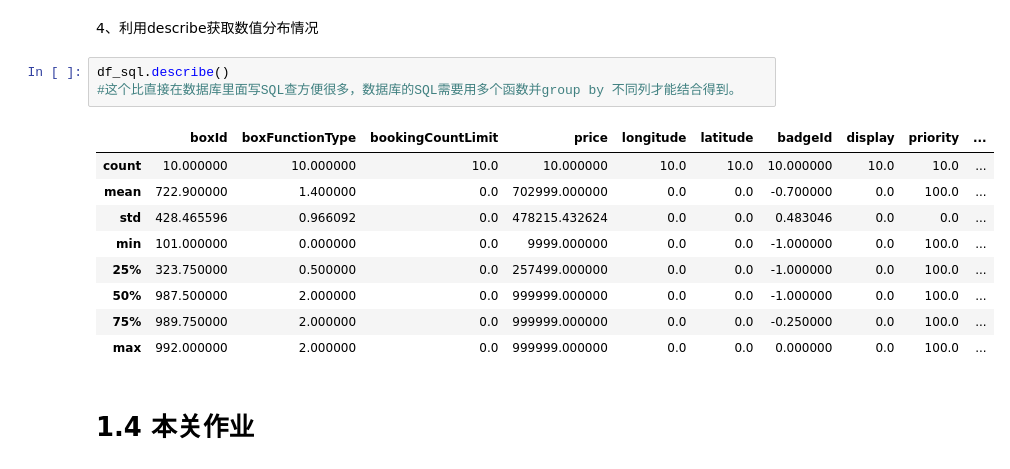
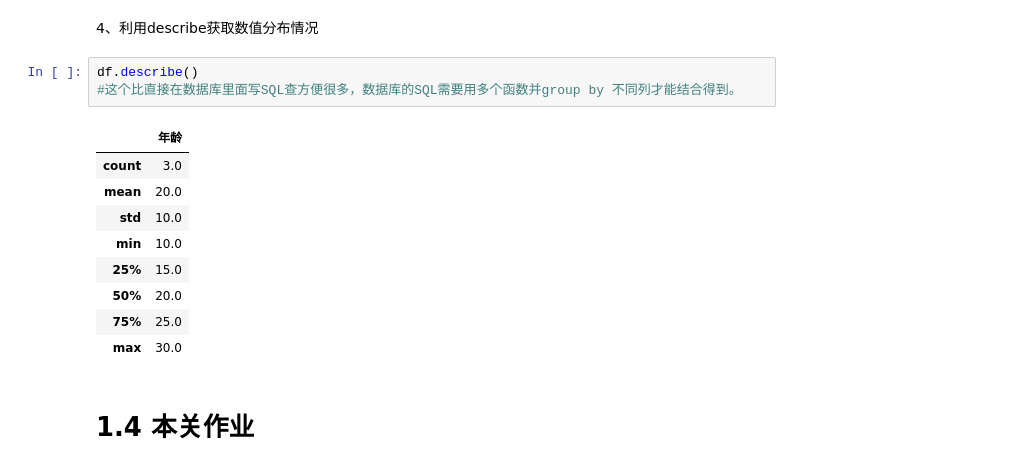
Before and after one commit to annewang1990/python_data_analysis, a Jupyter notebook: python数据准备.ipynb, the cells around one changed output. Drawn from its saved outputs; the diff is of its cells as text.

```diff
--- a/python数据准备.ipynb
+++ b/python数据准备.ipynb
@@ -178,18 +176,18 @@ memory usage: 2.4+ KB
 # %% [markdown]
 4、利用describe获取数值分布情况
 # %%
-df_sql.describe()
+df.describe()
 #这个比直接在数据库里面写SQL查方便很多，数据库的SQL需要用多个函数并group by 不同列才能结合得到。
 # %% [output]
-|  | boxId | boxFunctionType | bookingCountLimit | price | longitude | latitude | badgeId | display | priority | ... |
-| count | 10.000000 | 10.000000 | 10.0 | 10.000000 | 10.0 | 10.0 | 10.000000 | 10.0 | 10.0 | ... |
-| mean | 722.900000 | 1.400000 | 0.0 | 702999.000000 | 0.0 | 0.0 | -0.700000 | 0.0 | 100.0 | ... |
-| std | 428.465596 | 0.966092 | 0.0 | 478215.432624 | 0.0 | 0.0 | 0.483046 | 0.0 | 0.0 | ... |
-| min | 101.000000 | 0.000000 | 0.0 | 9999.000000 | 0.0 | 0.0 | -1.000000 | 0.0 | 100.0 | ... |
-| 25% | 323.750000 | 0.500000 | 0.0 | 257499.000000 | 0.0 | 0.0 | -1.000000 | 0.0 | 100.0 | ... |
-| 50% | 987.500000 | 2.000000 | 0.0 | 999999.000000 | 0.0 | 0.0 | -1.000000 | 0.0 | 100.0 | ... |
-| 75% | 989.750000 | 2.000000 | 0.0 | 999999.000000 | 0.0 | 0.0 | -0.250000 | 0.0 | 100.0 | ... |
-| max | 992.000000 | 2.000000 | 0.0 | 999999.000000 | 0.0 | 0.0 | 0.000000 | 0.0 | 100.0 | ... |
+|  | 年龄 |
+| count | 3.0 |
+| mean | 20.0 |
+| std | 10.0 |
+| min | 10.0 |
+| 25% | 15.0 |
+| 50% | 20.0 |
+| 75% | 25.0 |
+| max | 30.0 |
 # %% [markdown]
 # 1.4 本关作业
 # %% [raw]
```
Also changed, not shown: parts of 46 cells of this notebook.
